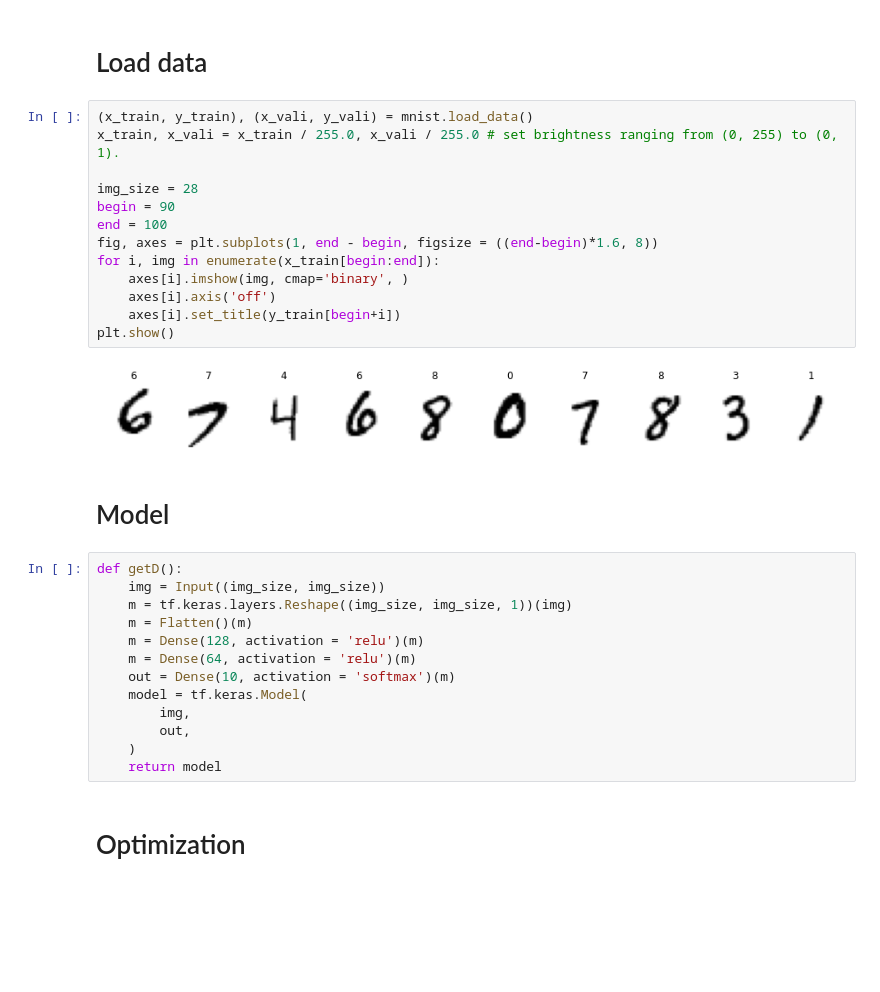
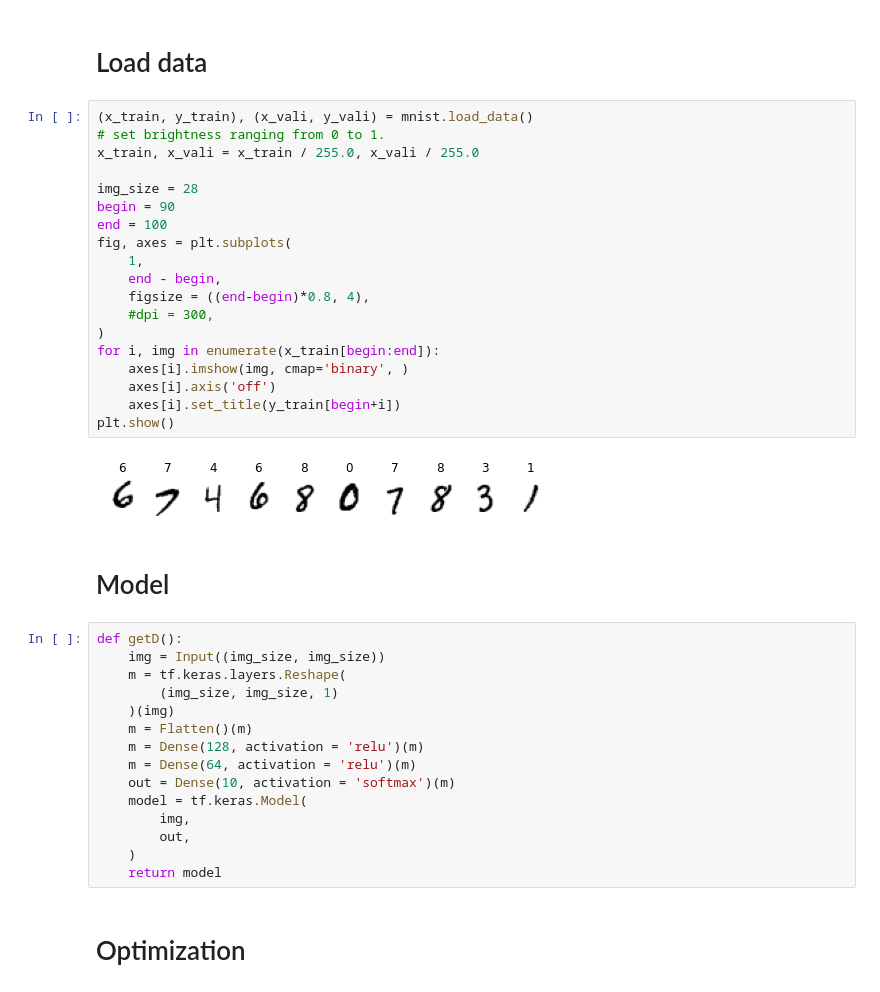
Before and after one commit to jacob975/my_machine_learning_handscript, a Jupyter notebook: 20210726_D_mnist_tutorial.ipynb, the cells around one changed output. Saved outputs shown, nothing was run; the diff lists cells and outputs as text; blank space fills up the shorter version.

```diff
--- a/20210726_D_mnist_tutorial.ipynb
+++ b/20210726_D_mnist_tutorial.ipynb
@@ -25,25 +32,33 @@ GPU is NOT AVAILABLE
 # Load data
 # %%
 (x_train, y_train), (x_vali, y_vali) = mnist.load_data()
-x_train, x_vali = x_train / 255.0, x_vali / 255.0 # set brightness ranging from (0, 255) to (0, 1).
+# set brightness ranging from 0 to 1.
+x_train, x_vali = x_train / 255.0, x_vali / 255.0
 
 img_size = 28
 begin = 90
 end = 100
-fig, axes = plt.subplots(1, end - begin, figsize = ((end-begin)*1.6, 8))
+fig, axes = plt.subplots(
+    1,
+    end - begin,
+    figsize = ((end-begin)*0.8, 4),
+    #dpi = 300,
+)
 for i, img in enumerate(x_train[begin:end]):
     axes[i].imshow(img, cmap='binary', )
     axes[i].axis('off')
     axes[i].set_title(y_train[begin+i])
 plt.show()
 # %% [output]
-[figure, old version]
+[figure, new version]
 # %% [markdown]
 # Model
 # %%
 def getD():
     img = Input((img_size, img_size))
-    m = tf.keras.layers.Reshape((img_size, img_size, 1))(img)
+    m = tf.keras.layers.Reshape(
+        (img_size, img_size, 1)
+    )(img)
     m = Flatten()(m)
     m = Dense(128, activation = 'relu')(m)
     m = Dense(64, activation = 'relu')(m)
```
Also changed, not shown: parts of 4 cells of this notebook.
